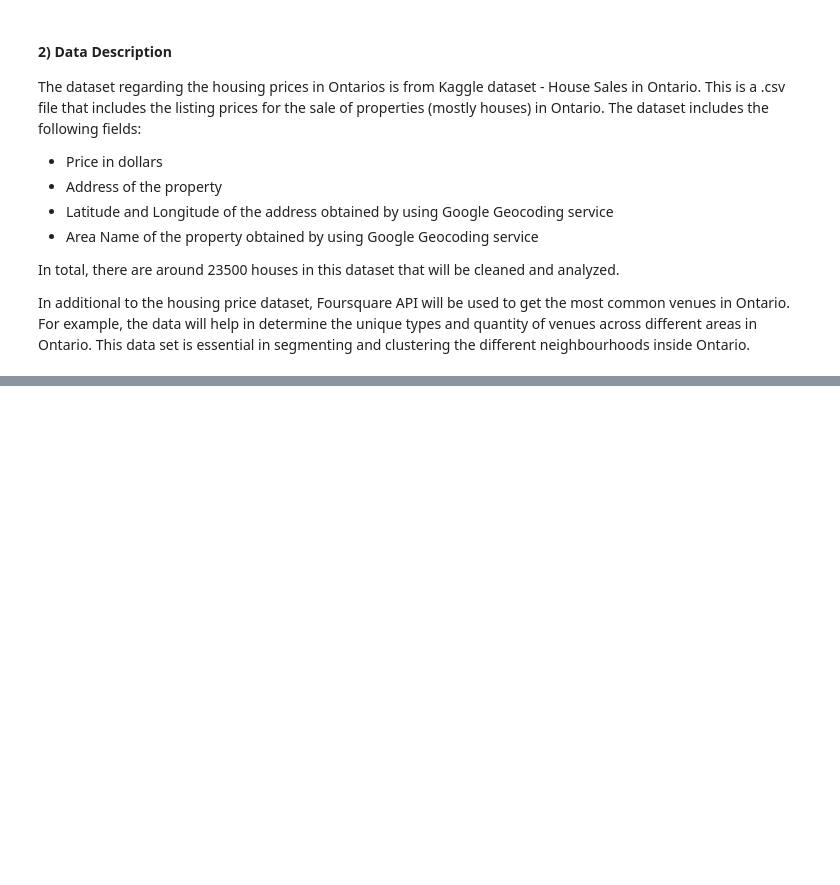
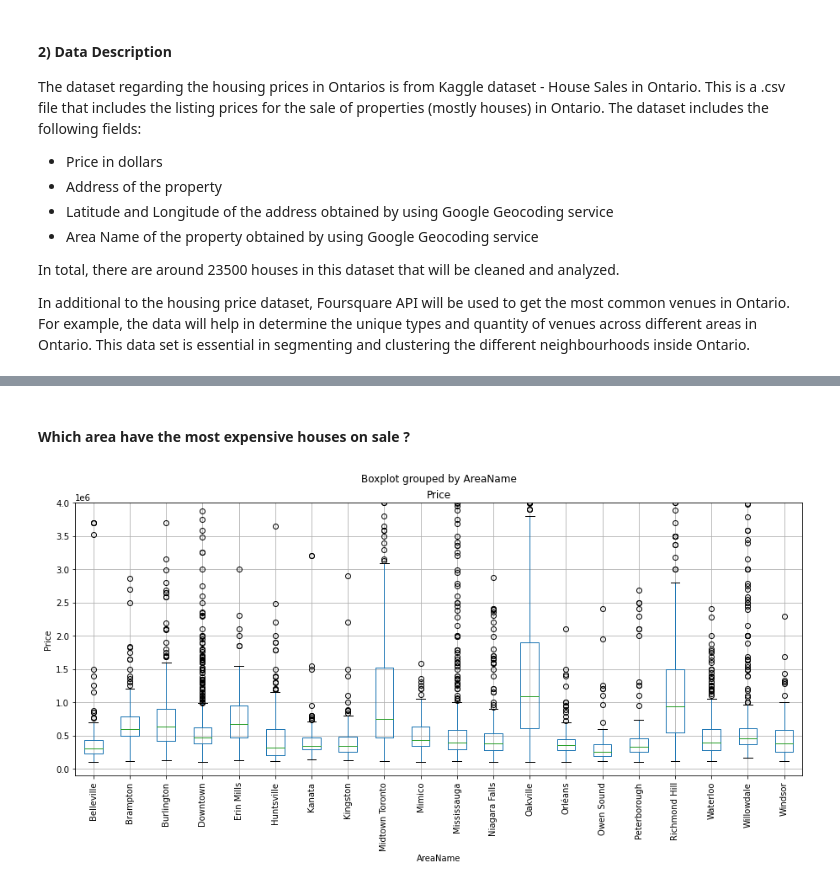
Before and after one commit to kerry918/IBM-Data-Science-Capstone, a Jupyter notebook: Capstone Project Notebook.ipynb, the cells around one changed output, grey strips where cells are left out. Drawn from its saved outputs; the diff is of its cells as text; code cells hidden in the pictures; blank space fills up the shorter version.

```diff
--- a/Capstone Project Notebook.ipynb
+++ b/Capstone Project Notebook.ipynb
@@ -29,0 +178,12 @@ import numpy as np
+# %% [markdown]
+#### Which area have the most expensive houses on sale ?
+# %%
+topAreasNames = list(quantity[0:20].index)
+area = df[df['AreaName'].isin(topAreasNames)]
+box_ax = area.boxplot(column='Price', by='AreaName', rot=90, grid=True, figsize=(15, 6))
+box_ax.set_ylim(-1e5, 4e6)
+plt.ylabel('Price')
+
+plt.show()
+# %% [output]
+[figure, added]
```
Also changed, not shown: parts of 62 cells of this notebook.
